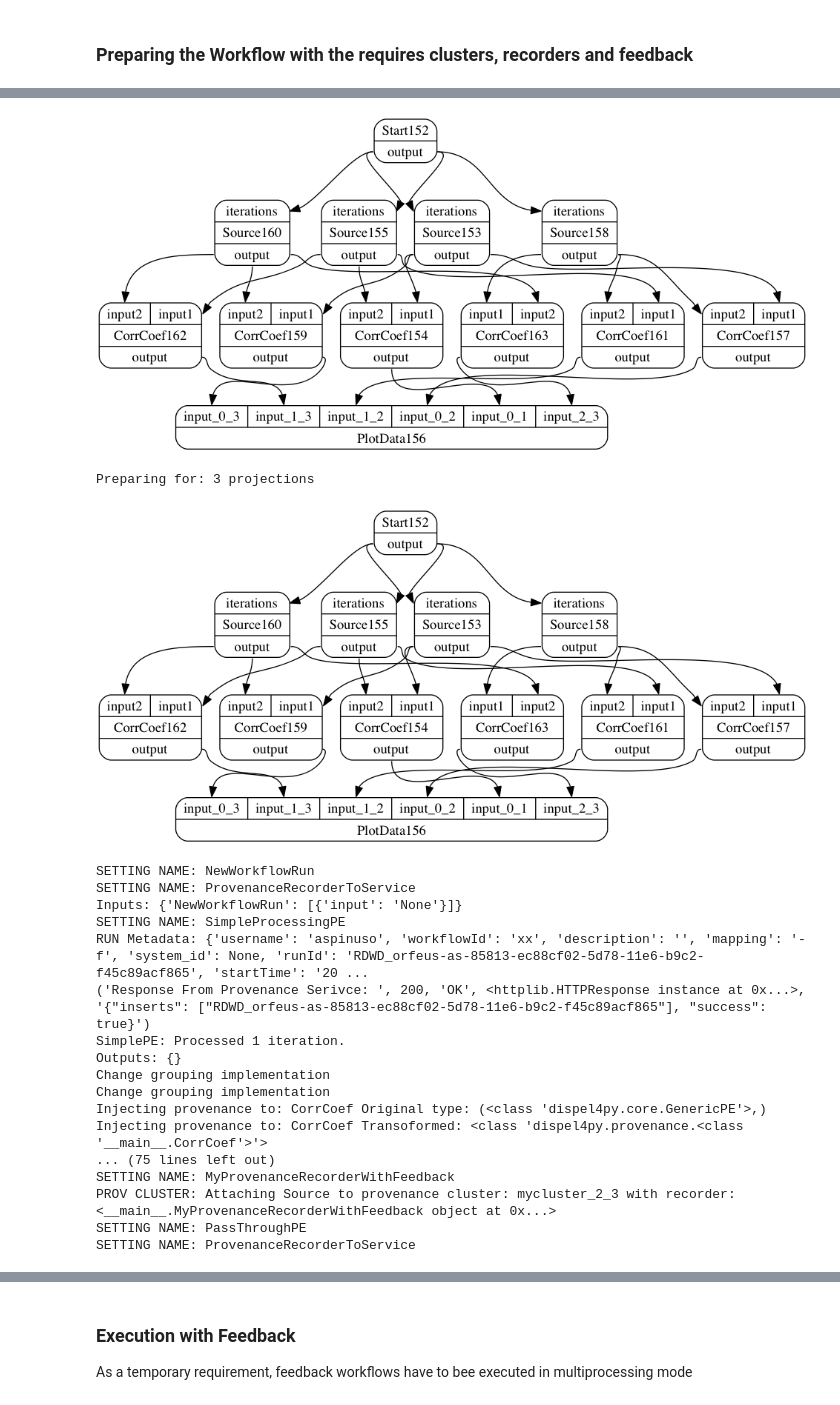
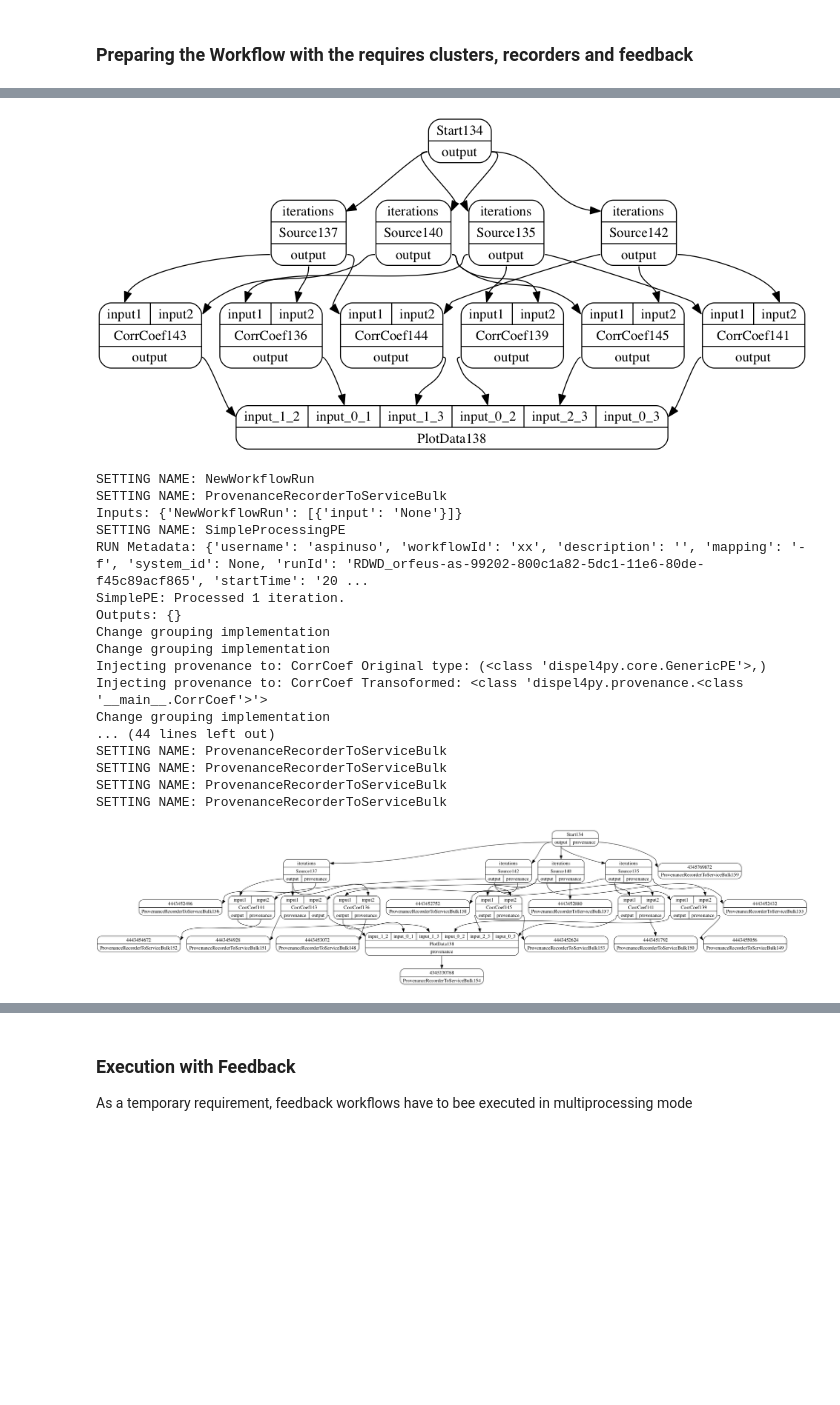
Before and after one commit to rayson1223/dispel4py, a Jupyter notebook: d4py-prov-xcorrelation-example.ipynb, the cells around one changed output, grey strips where cells are left out. Saved outputs shown, nothing was run; the diff lists cells and outputs as text; code cells hidden in the pictures; blank space fills up the shorter version.

```diff
--- a/d4py-prov-xcorrelation-example.ipynb
+++ b/d4py-prov-xcorrelation-example.ipynb
@@ -84,11 +84,11 @@ class Start(GenericPE):
 class Source(GenericPE):
 
     def __init__(self,sr,index):
-        GenericPE.__init__(self,index)
+        GenericPE.__init__(self)
         self._add_input('iterations')
         self._add_output('output')
         self.sr=sr
-        self.index=index
+        self.var_index=index
         #self.prov_cluster="myne"
 
         self.parameters={'sampling_rate':sr}
@@ -106,7 +106,7 @@ class Source(GenericPE):
         while (iteration>0):
             val=random.uniform(0,100)
             time.sleep(1/self.sr)
-            self.write('output',val,metadata={'val':val,'source_index':self.index})
+            self.write('output',val,metadata={'val':val,'var_index':self.var_index})
             iteration-=1
 
 
@@ -158,7 +158,7 @@ class PlotData(GenericPE):
                     linewidths=.5, cbar_kws={"shrink": .5}, ax=ax)
 
                 sns.plt.show()
-
+                self.log(d)
                 self.write('output',d,metadata={'matrix':str(d),'batch':str(data[x][1])})
 
 
@@ -244,6 +244,7 @@ for h in range(0,variables_number):
         graph.connect(sources[h],'output',cc,'input1')
         graph.connect(sources[j],'output',cc,'input2')
         graph.connect(cc,'output',plot,'input'+'_'+str(h)+'_'+str(j))
+        cc.numprocesses=1
 
 
 #Visualise the graph
@@ -529,6 +545,9 @@ clustersRecorders={}
 
 for i in range(0,variables_number):
     sources[i] = Source(sampling_rate,i)
+    #sources[i].prov_cluster='mycluster_src'
+    clustersRecorders['mycluster_src']=MyProvenanceRecorderWithFeedback
+
 
 
 for h in range(0,variables_number):
@@ -538,18 +557,17 @@ for h in range(0,variables_number):
         plot._add_input('input'+'_'+str(h)+'_'+str(j),grouping=[1])
         graph.connect(sources[h],'output',cc,'input1')
         graph.connect(sources[j],'output',cc,'input2')
-        sources[h].prov_cluster='mycluster_'+str(h)+'_'+str(j)
-        sources[j].prov_cluster='mycluster_'+str(h)+'_'+str(j)
-        cc.prov_cluster='mycluster_'+str(h)+'_'+str(j)
+        #sources[h].prov_cluster='mycluster_'+str(h)
+        #sources[j].prov_cluster='mycluster_'+str(j)
+        #cc.prov_cluster='mycluster_xcorr'
 
         #Associates recorders to clusters
-        clustersRecorders['mycluster_'+str(h)+'_'+str(j)]=MyProvenanceRecorderWithFeedback
         graph.connect(cc,'output',plot,'input'+'_'+str(h)+'_'+str(j))
+        clustersRecorders['mycluster_xcorr']=MyProvenanceRecorderWithFeedback
 
 
 #Visualise the graph
 from dispel4py.visualisation import display
-display(graph)
 
 print ("Preparing for: "+str(iterations/batch_size)+" projections" )
 
@@ -557,9 +575,6 @@ print ("Preparing for: "+str(iterations/batch_size)+" projections" )
 from IPython.display import HTML
 HTML('Simple Graph <br/>')
 display(graph)
-
-#Declare workflow inputs:
-input_data = {"PE_source": [{"input": [10]}]}
 
 # Preparing the workflow graph for provenance production, pre-analysis and storage
 # Ranomdly generated unique identifier for the current run
@@ -569,7 +584,8 @@ rid='RDWD_'+getUniqueId()
 os.environ['PROV_PATH']="./prov-files/"
 
 # Finally, provenance enhanced graph is prepared:
-InitiateNewRun(graph,ProvenanceRecorderToService,provImpClass=ProvenancePE,username='aspinuso',runId=rid,w3c_prov=False,workflowName="test_rdwd",workflowId="xx",clustersRecorders=clustersRecorders,feedbackPEs=['Source','CorrCoef'])
+InitiateNewRun(graph,ProvenanceRecorderToServiceBulk,provImpClass=ProvenancePE,username='aspinuso',runId=rid,w3c_prov=False,workflowName="test_rdwd",workflowId="xx",clustersRecorders=clustersRecorders)
+#feedbackPEs=['Source','CorrCoef'])
 
 #.. and visualised..
 
@@ -590,20 +607,19 @@ SETTING NAME: CorrCoef
-[figure, old version]
+[figure, new version]
-Preparing for: 3 projections
+SETTING NAME: NewWorkflowRun
+SETTING NAME: ProvenanceRecorderToServiceBulk
+Inputs: {'NewWorkflowRun': [{'input': 'None'}]}
+SETTING NAME: SimpleProcessingPE
+RUN Metadata: {'username': 'aspinuso', 'workflowId': 'xx', 'description': '', 'mapping': '-f', 'system_id': None, 'runId': 'RDWD_orfeus-as-99202-800c1a82-5dc1-11e6-80de-f45c89acf865', 'startTime': '20 ...
+SimplePE: Processed 1 iteration.
+Outputs: {}
+Change grouping implementation
+Change grouping implementation
+Injecting provenance to: CorrCoef Original type: (<class 'dispel4py.core.GenericPE'>,)
+Injecting provenance to: CorrCoef Transoformed: <class 'dispel4py.provenance.<class '__main__.CorrCoef'>'>
+Change grouping implementation
+... (44 lines left out)
+SETTING NAME: ProvenanceRecorderToServiceBulk
+SETTING NAME: ProvenanceRecorderToServiceBulk
+SETTING NAME: ProvenanceRecorderToServiceBulk
+SETTING NAME: ProvenanceRecorderToServiceBulk
-[figure, old version]
+[figure, new version]
-SETTING NAME: NewWorkflowRun
-SETTING NAME: ProvenanceRecorderToService
-Inputs: {'NewWorkflowRun': [{'input': 'None'}]}
-SETTING NAME: SimpleProcessingPE
-RUN Metadata: {'username': 'aspinuso', 'workflowId': 'xx', 'description': '', 'mapping': '-f', 'system_id': None, 'runId': 'RDWD_orfeus-as-85813-ec88cf02-5d78-11e6-b9c2-f45c89acf865', 'startTime': '20 ...
-('Response From Provenance Serivce: ', 200, 'OK', <httplib.HTTPResponse instance at 0x...>, '{"inserts": ["RDWD_orfeus-as-85813-ec88cf02-5d78-11e6-b9c2-f45c89acf865"], "success": true}')
-SimplePE: Processed 1 iteration.
-Outputs: {}
-Change grouping implementation
-Change grouping implementation
-Injecting provenance to: CorrCoef Original type: (<class 'dispel4py.core.GenericPE'>,)
-Injecting provenance to: CorrCoef Transoformed: <class 'dispel4py.provenance.<class '__main__.CorrCoef'>'>
-... (75 lines left out)
-SETTING NAME: MyProvenanceRecorderWithFeedback
-PROV CLUSTER: Attaching Source to provenance cluster: mycluster_2_3 with recorder:<__main__.MyProvenanceRecorderWithFeedback object at 0x...>
-SETTING NAME: PassThroughPE
-SETTING NAME: ProvenanceRecorderToService
```
Also changed, not shown: parts of 6 cells of this notebook, 1 other file.
